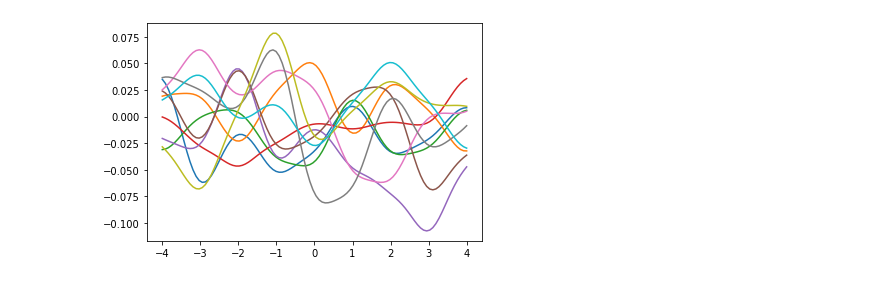
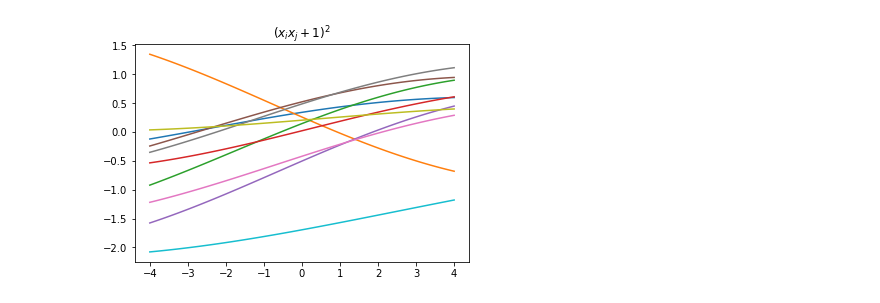
Before and after one commit to karasjoh000/RKHS, a Jupyter notebook: hw1.ipynb, the cells around one changed output. Cells and saved outputs as stored; diff of their text form; code cells hidden in the pictures.

```diff
--- a/hw1.ipynb
+++ b/hw1.ipynb
@@ -61,0 +103,9 @@ gausskernel = lambda i, j: c * np.exp( (-1.0 /  ( 2.0 * t**2 )) * (i - j)**2 )
+# %%
+t = 1.5
+c = 1
+gausskernel = lambda i, j: c * np.exp( (-1.0 /  ( 2.0 * t**2 )) * (i - j)**2 )
+x, y = sampleRKHS(gausskernel)
+plt.title(r'$\tau = 0.7$')
+for i in range(0, 10):
+    plt.plot(x[:, i], y[:, i])
+plt.savefig('./figures/gausst1_5.pdf')
@@ -61,0 +114,9 @@ gausskernel = lambda i, j: c * np.exp( (-1.0 /  ( 2.0 * t**2 )) * (i - j)**2 )
+# %%
+t = 2.5
+c = 1
+gausskernel = lambda i, j: c * np.exp( (-1.0 /  ( 2.0 * t**2 )) * (i - j)**2 )
+x, y = sampleRKHS(gausskernel)
+plt.title(r'$\tau = 2.5$')
+for i in range(0, 10):
+    plt.plot(x[:, i], y[:, i])
+plt.savefig('./figures/gausst2_5.pdf')
@@ -61,0 +125,9 @@ gausskernel = lambda i, j: c * np.exp( (-1.0 /  ( 2.0 * t**2 )) * (i - j)**2 )
+# %%
+t = 4
+c = 1
+gausskernel = lambda i, j: c * np.exp( (-1.0 /  ( 2.0 * t**2 )) * (i - j)**2 )
+x, y = sampleRKHS(gausskernel)
+plt.title(r'$\tau = 4$')
+for i in range(0, 10):
+    plt.plot(x[:, i], y[:, i])
+plt.savefig('./figures/gausst4.pdf')
@@ -61,0 +136,9 @@ gausskernel = lambda i, j: c * np.exp( (-1.0 /  ( 2.0 * t**2 )) * (i - j)**2 )
+# %%
+t = 10
+c = 1
+gausskernel = lambda i, j: c * np.exp( (-1.0 /  ( 2.0 * t**2 )) * (i - j)**2 )
+x, y = sampleRKHS(gausskernel)
+plt.title(r'$\tau = 10$')
+for i in range(0, 10):
+    plt.plot(x[:, i], y[:, i])
+plt.savefig('./figures/gausst10.pdf')
@@ -62,6 +147,8 @@ gausskernel = lambda i, j: c * np.exp( (-1.0 /  ( 2.0 * t**2 )) * (i - j)**2 )
 # %%
-x, y = sampleRKHS(gausskernel)
+polykernel = lambda i, j: (i * j + 1) ** 2.0
+x, y = sampleRKHS(polykernel)
+plt.title(r'$(x_i x_j + 1)^2$')
 for i in range(0, 10):
-    plt.plot(X[:, i], Fx[:, i])
+    plt.plot(x[:, i], y[:, i])
 # %% [output]
-[figure, old version]
+[figure, new version]
```
Also changed, not shown: parts of 10 cells of this notebook, 8 other files.
